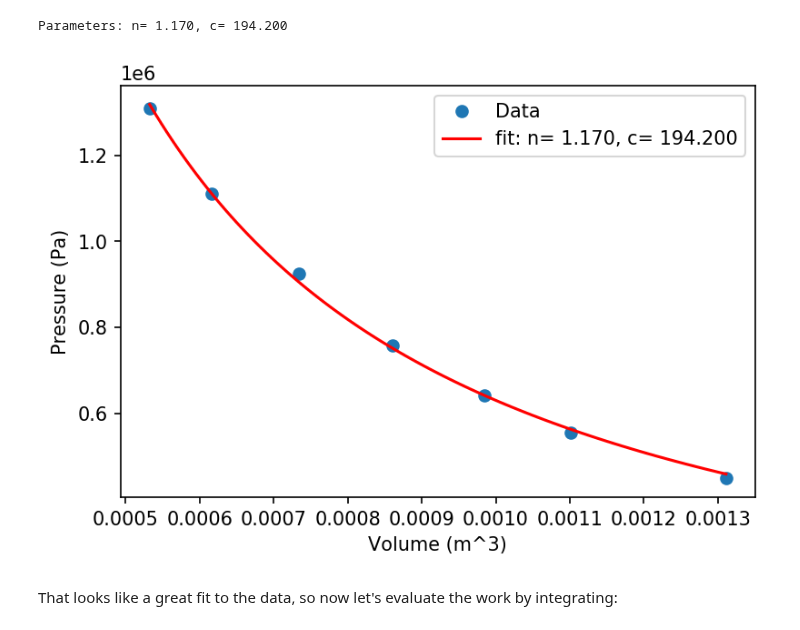
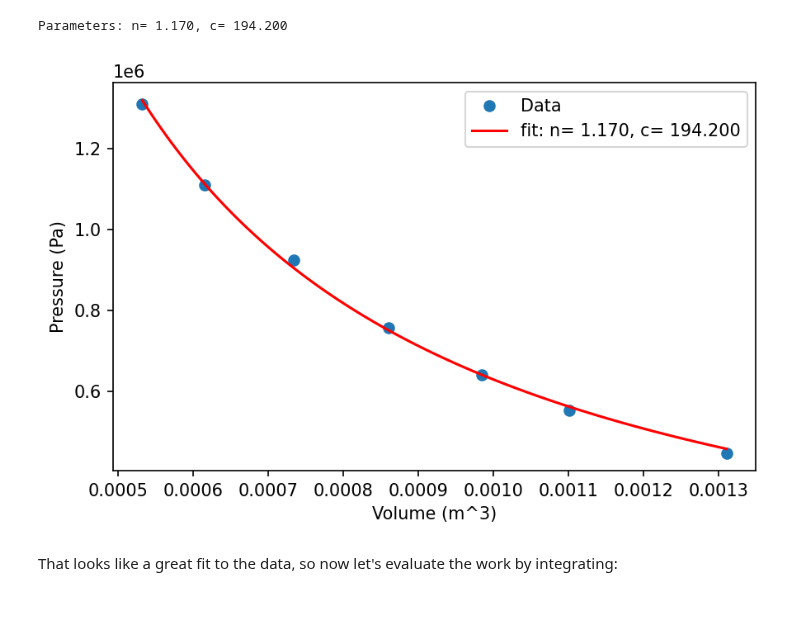
Before and after one commit to kyleniemeyer/computational-thermo, a Jupyter notebook: book/content/using-scipy.ipynb, the cells around one changed output. Saved outputs shown, nothing was run; the diff lists cells and outputs as text; code cells hidden in the pictures.

```diff
--- a/book/content/using-scipy.ipynb
+++ b/book/content/using-scipy.ipynb
@@ -247,18 +247,20 @@ Parameters: n= 1.170, c= 194.200
 # %%
 plt.plot(volume.magnitude, pressure.magnitude, 'o', label='Data')
 
 x = np.linspace(volume[0].magnitude, volume[-1].magnitude, 100)
 
 # plot data and fit
 plt.plot(x, fit(x, *params), 'r-',
          label=f'fit: n={params[0]: 5.3f}, c={params[1]: 5.3f}'
          )
 plt.xlabel('Volume (m^3)')
 plt.ylabel('Pressure (Pa)')
 plt.legend()
+plt.tight_layout()
 plt.ticklabel_format(style='sci', axis='y', scilimits=(0,0))
+plt.show()
 # %% [output]
-[figure, old version]
+[figure, new version]
 # %% [markdown]
 That looks like a great fit to the data, so now let's evaluate the work by integrating:
 # %%
```
Also changed, not shown: parts of 8 cells of this notebook, 30 other files.
